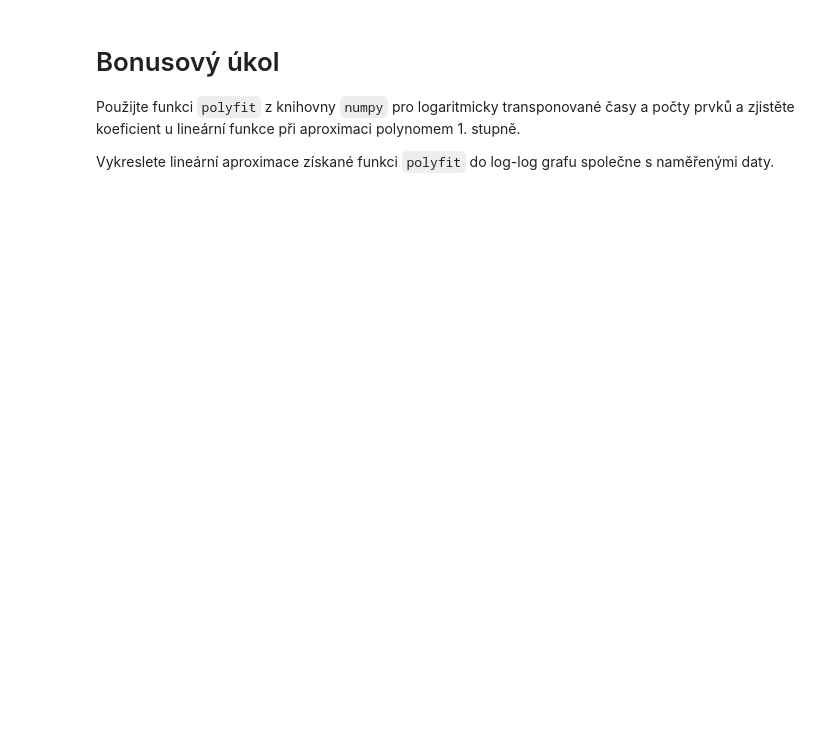
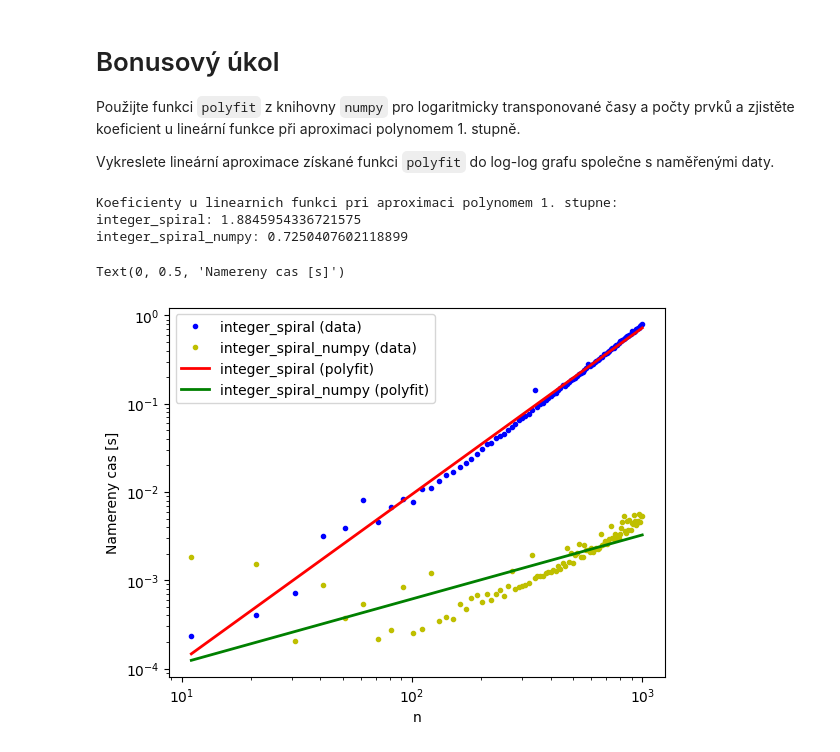
Before and after one commit to nie0056/VVP-L2023-DU, a Jupyter notebook: 04_ukoly.ipynb, the cells around one changed output. Saved outputs shown, nothing was run; the diff lists cells and outputs as text; code cells hidden in the pictures; blank space fills up the shorter version.

```diff
--- a/04_ukoly.ipynb
+++ b/04_ukoly.ipynb
@@ -235,3 +260,41 @@ Text(0, 0.5, 'Time measured [ns]')
 Použijte funkci `polyfit` z knihovny `numpy` pro logaritmicky transponované časy a počty prvků a zjistěte koeficient u lineární funkce při aproximaci polynomem 1. stupně.
 
 Vykreslete lineární aproximace získané funkci `polyfit` do log-log grafu společne s naměřenými daty.
+# %%
+log_integer_spiral_times_measured = np.log10(integer_spiral_times_measured)
+log_integer_spiral_numpy_times_measured  = np.log10(integer_spiral_numpy_times_measured)
+
+log_n = np.log10(n)
+
+p = np.polyfit(log_n, log_integer_spiral_times_measured, 1)
+a1, b1 = p
+
+p = np.polyfit(log_n, log_integer_spiral_numpy_times_measured, 1)
+a2, b2 = p
+
+print("Koeficienty u linearnich funkci pri aproximaci polynomem 1. stupne:")
+print("integer_spiral: " + str(a1))
+print("integer_spiral_numpy: " + str(a2))
+# %% [output]
+Koeficienty u linearnich funkci pri aproximaci polynomem 1. stupne:
+integer_spiral: 1.8845954336721575
+integer_spiral_numpy: 0.7250407602118899
+# %%
+fig, axes = plt.subplots()
+
+axes.plot(n, integer_spiral_times_measured, "o", ms = 3, color="b", label = "integer_spiral (data)")
+axes.plot(n, integer_spiral_numpy_times_measured, "o", ms = 3, color="y", label = "integer_spiral_numpy (data)")
+
+axes.plot(n, (n**a1)*(10**b1), color="r", lw=2, label = "integer_spiral (polyfit)")
+axes.plot(n, (n**a2)*(10**b2), color="g", lw=2, label = "integer_spiral_numpy (polyfit)")
+
+axes.legend()
+
+axes.set_xscale("log")
+axes.set_yscale("log")
+
+axes.set_xlabel("n")
+axes.set_ylabel("Namereny cas [s]")
+# %% [output]
+Text(0, 0.5, 'Namereny cas [s]')
+[figure, added]
```
Also changed, not shown: parts of 10 cells of this notebook.
